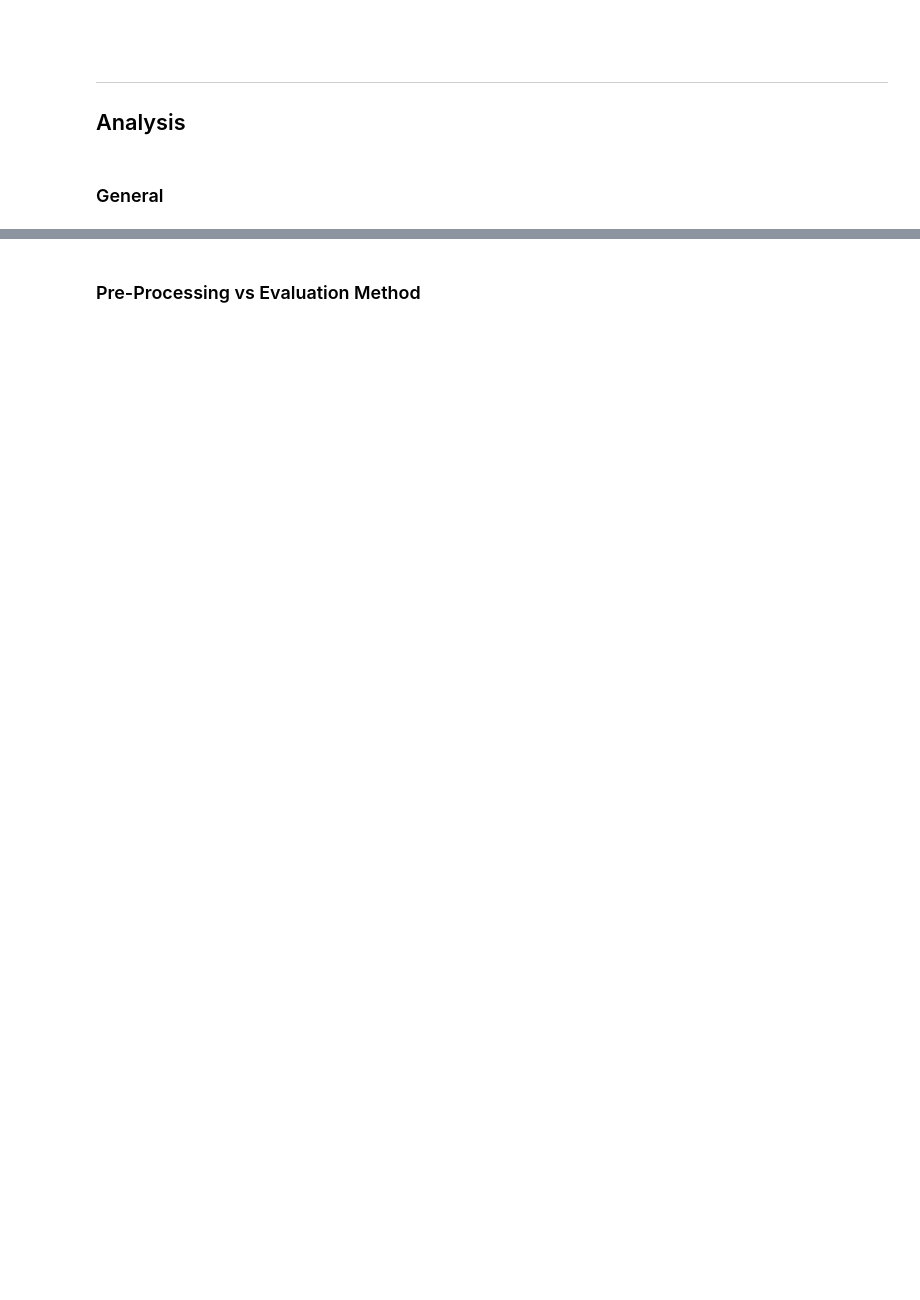
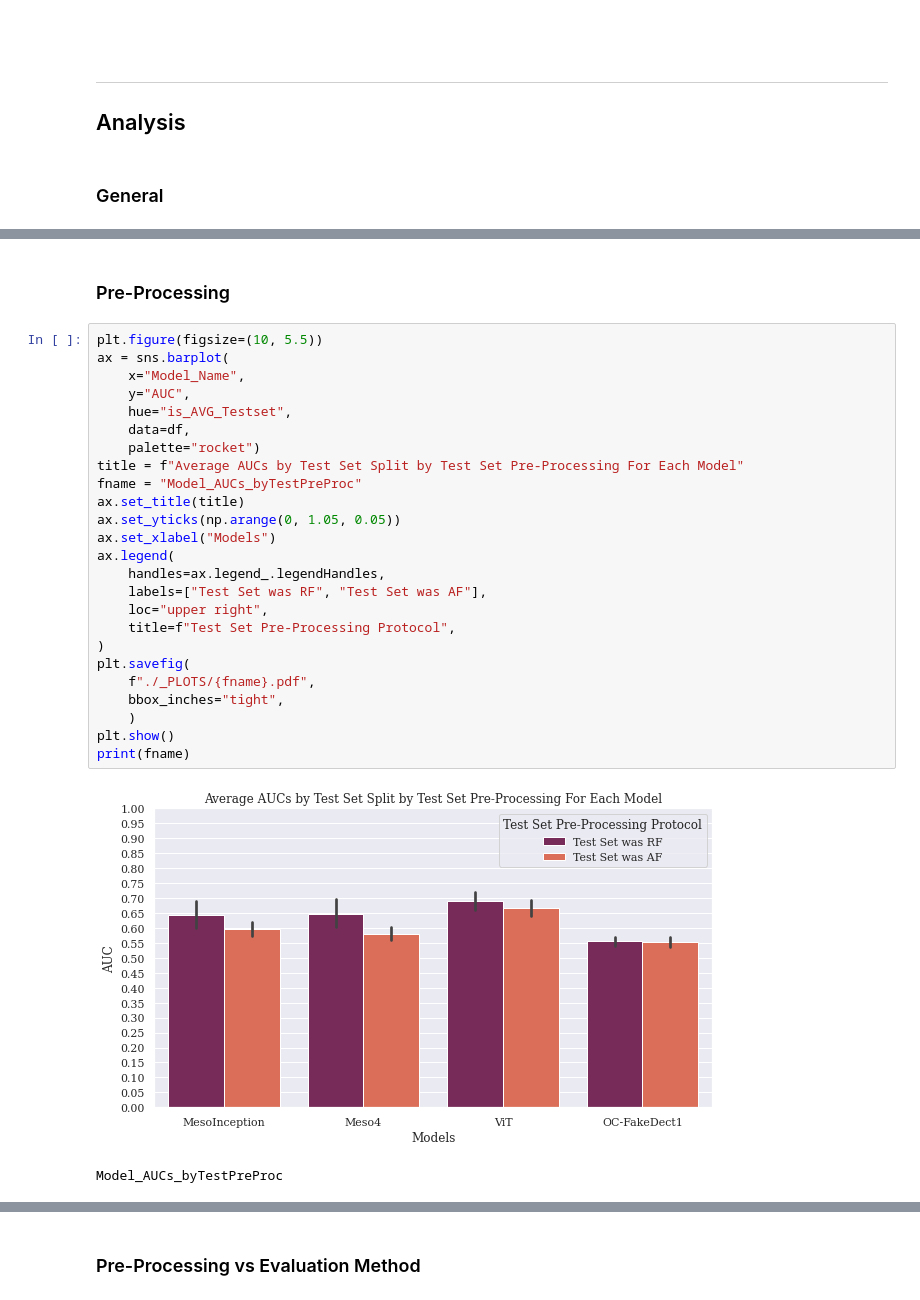
Before and after one commit to zsxkib/MInf-2.0-DeepFake-Detection, a Jupyter notebook: Collate_Results.ipynb, the cells around one changed output, grey strips where cells are left out. Saved outputs shown, nothing was run; the diff lists cells and outputs as text; blank space fills up the shorter version.

```diff
--- a/Collate_Results.ipynb
+++ b/Collate_Results.ipynb
@@ -335,0 +366,30 @@ plt.show()
+# %% [markdown]
+### Pre-Processing
+# %%
+plt.figure(figsize=(10, 5.5))
+ax = sns.barplot(
+    x="Model_Name",
+    y="AUC",
+    hue="is_AVG_Testset",
+    data=df,
+    palette="rocket")
+title = f"Average AUCs by Test Set Split by Test Set Pre-Processing For Each Model"
+fname = "Model_AUCs_byTestPreProc"
+ax.set_title(title)
+ax.set_yticks(np.arange(0, 1.05, 0.05))
+ax.set_xlabel("Models")
+ax.legend(
+    handles=ax.legend_.legendHandles,
+    labels=["Test Set was RF", "Test Set was AF"],
+    loc="upper right",
+    title=f"Test Set Pre-Processing Protocol",
+)
+plt.savefig(
+    f"./_PLOTS/{fname}.pdf",
+    bbox_inches="tight",
+    )
+plt.show()
+print(fname)
+# %% [output]
+[figure, added]
+Model_AUCs_byTestPreProc
```
Also changed, not shown: parts of 41 cells of this notebook.
